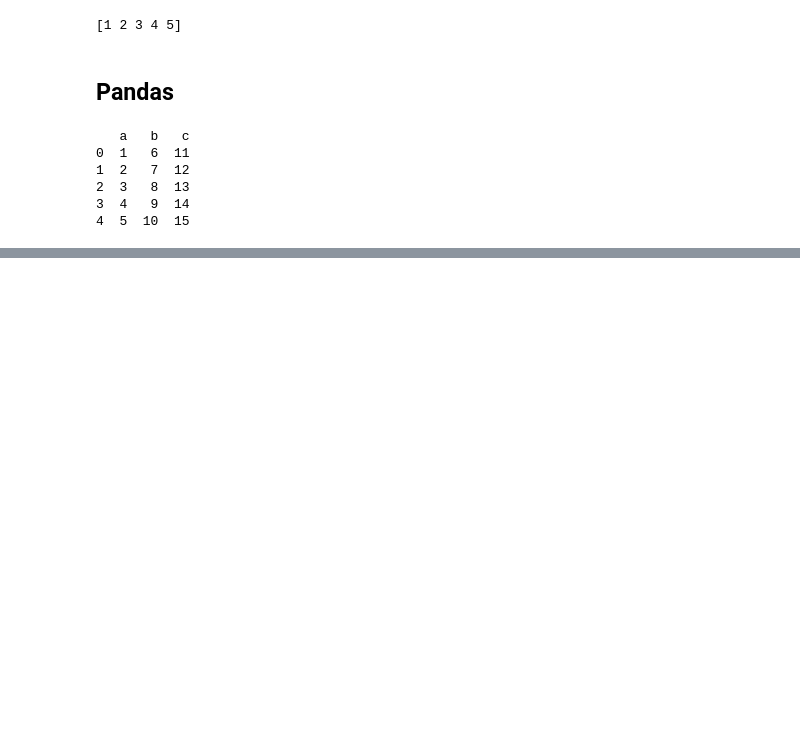
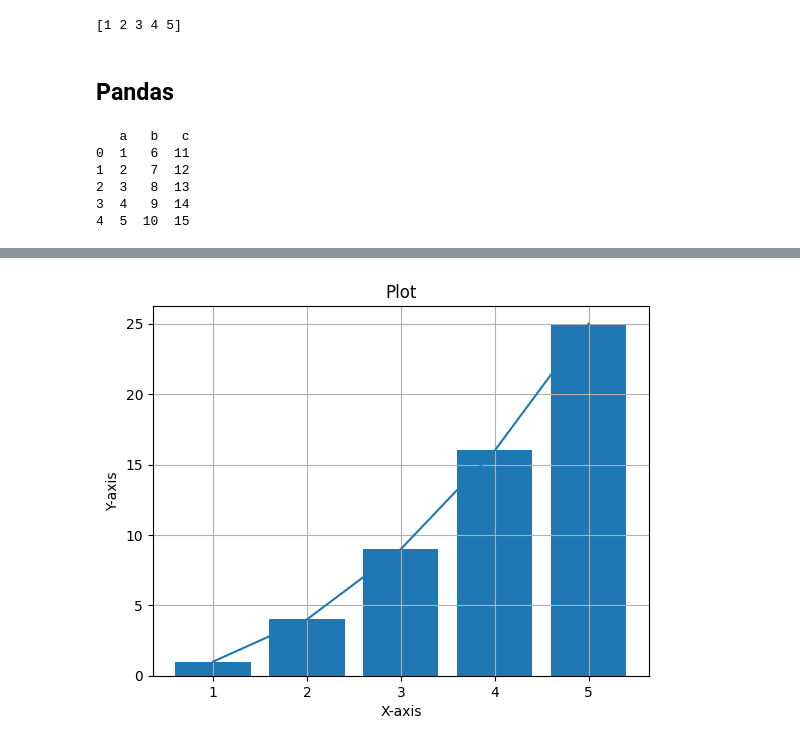
Before and after one commit to S-Shikhar/Code-Python, a Jupyter notebook: Practice/test.ipynb, the cells around one changed output, grey strips where cells are left out. Saved outputs shown, nothing was run; the diff lists cells and outputs as text; code cells hidden in the pictures; blank space fills up the shorter version.

```diff
--- a/Practice/test.ipynb
+++ b/Practice/test.ipynb
@@ -379,0 +577,18 @@ array(['Espresso', 'Latte'], dtype=object)
+# %%
+## Adding labels to the plot
+plt.xlabel("X-axis")
+plt.ylabel("Y-axis")
+plt.title("Plot")
+
+
+x = [1, 2, 3, 4, 5]
+y = [1, 4, 9, 16, 25]
+
+plt.plot(x, y) ## r-- is the color and style of the line
+plt.bar(x, y)
+plt.grid(True) ## Adding grid to the plot
+# plt.figure(figsize = (60, 5)) ## Size of the plot
+# plt.scatter(x, y) ## Scatter plot
+plt.show()
+# %% [output]
+[figure, added]
```
Also changed, not shown: parts of 31 cells of this notebook, 2 other files.
